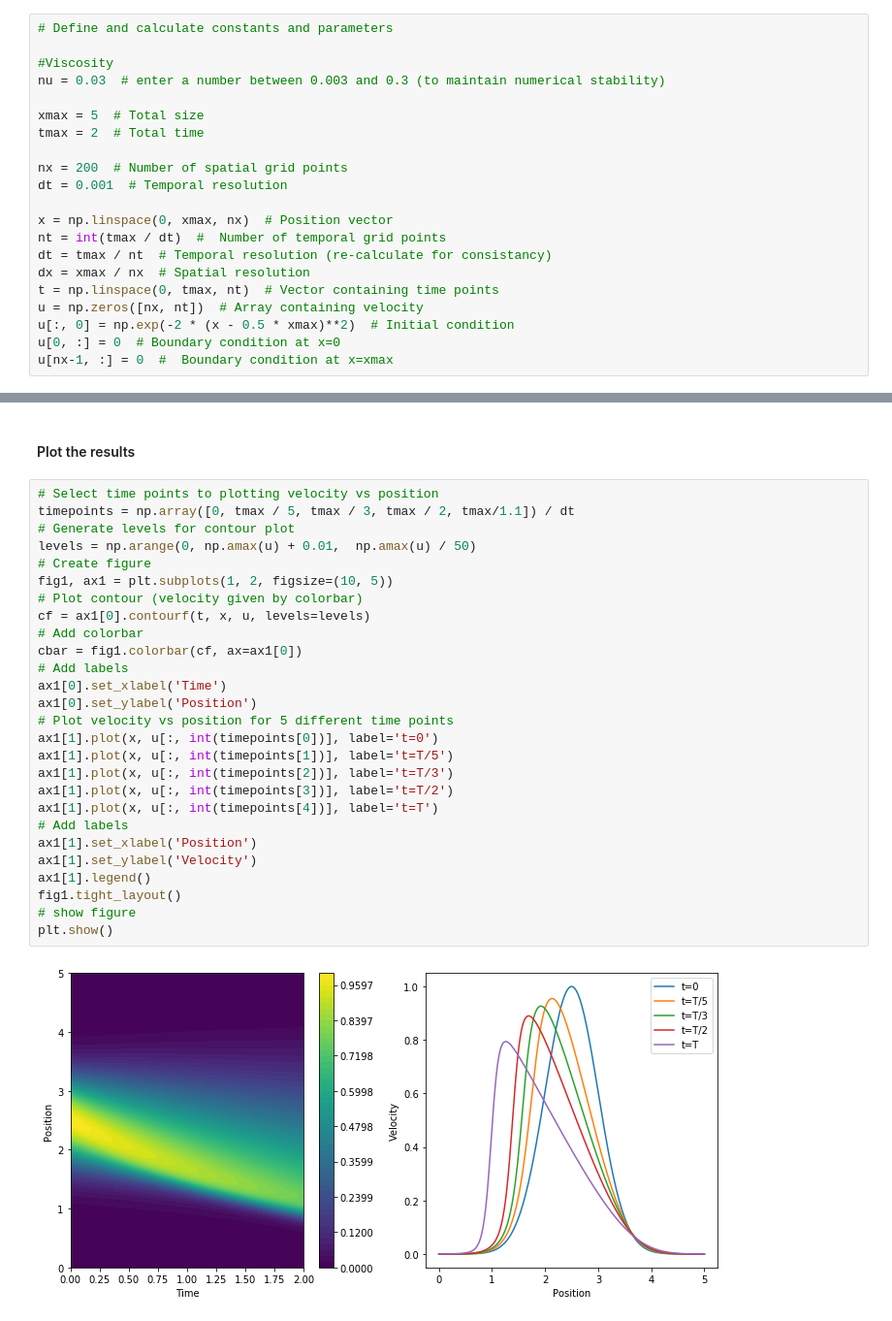
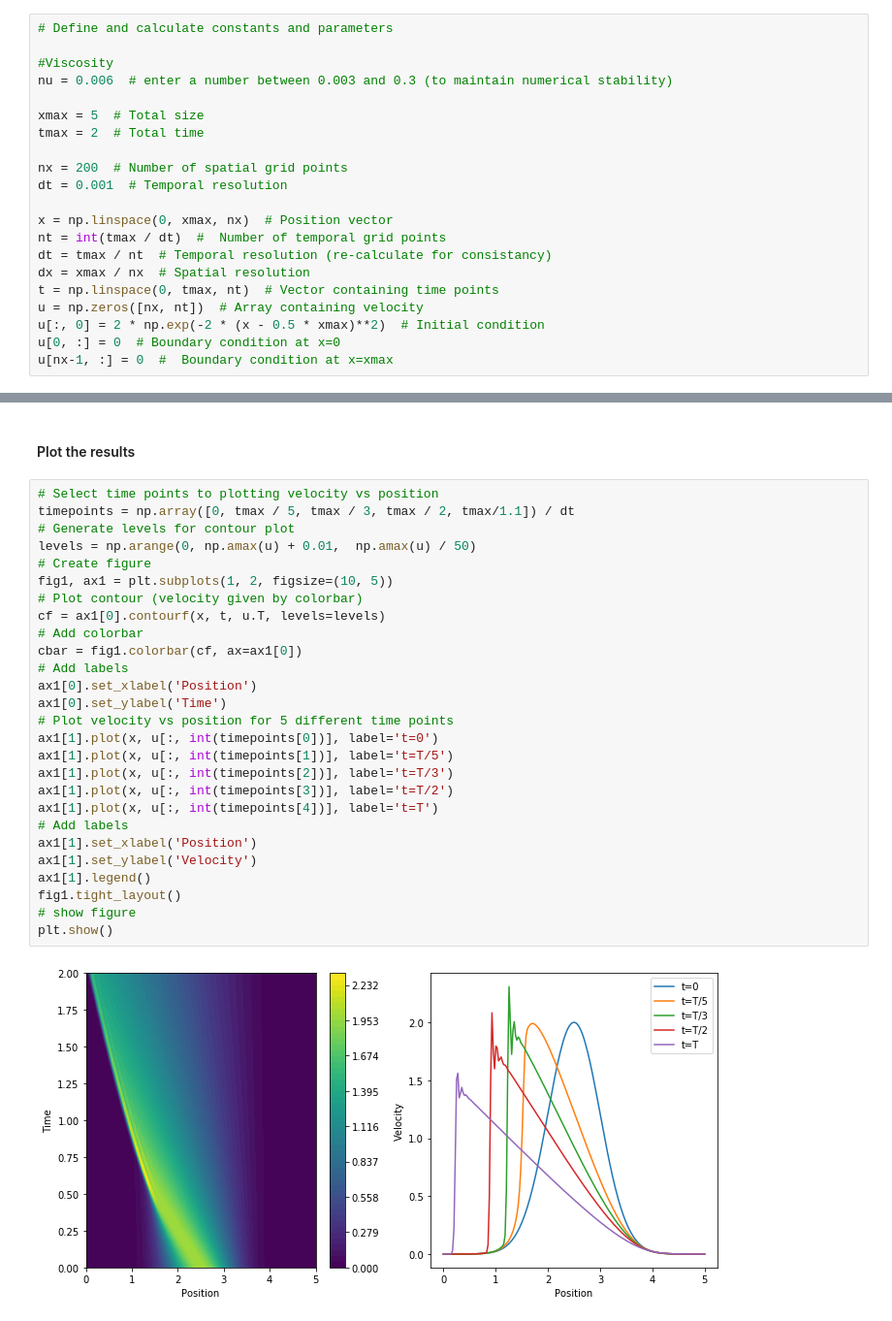
Before and after one commit to nishantsule/Burgers-Equation, a Jupyter notebook: BurgersEq_1D_viscid.ipynb, the cells around one changed output, grey strips where cells are left out. Shown: that part at 97% size. Drawn from its saved outputs; the diff is of its cells as text.

```diff
--- a/BurgersEq_1D_viscid.ipynb
+++ b/BurgersEq_1D_viscid.ipynb
@@ -7,7 +7,7 @@ import matplotlib.pyplot as plt
 # Define and calculate constants and parameters
 
 #Viscosity
-nu = 0.03  # enter a number between 0.003 and 0.3 (to maintain numerical stability)
+nu = 0.006  # enter a number between 0.003 and 0.3 (to maintain numerical stability)
 
 xmax = 5  # Total size
 tmax = 2  # Total time
@@ -21,7 +21,7 @@ dt = tmax / nt  # Temporal resolution (re-calculate for consistancy)
 dx = xmax / nx  # Spatial resolution
 t = np.linspace(0, tmax, nt)  # Vector containing time points
 u = np.zeros([nx, nt])  # Array containing velocity
-u[:, 0] = np.exp(-2 * (x - 0.5 * xmax)**2)  # Initial condition
+u[:, 0] = 2 * np.exp(-2 * (x - 0.5 * xmax)**2)  # Initial condition
 u[0, :] = 0  # Boundary condition at x=0
 u[nx-1, :] = 0  #  Boundary condition at x=xmax
 # %% [markdown]
@@ -37,29 +37,29 @@ for n in range(nt-1):
 # %%
 # Select time points to plotting velocity vs position
 timepoints = np.array([0, tmax / 5, tmax / 3, tmax / 2, tmax/1.1]) / dt
 # Generate levels for contour plot
 levels = np.arange(0, np.amax(u) + 0.01,  np.amax(u) / 50)
 # Create figure
 fig1, ax1 = plt.subplots(1, 2, figsize=(10, 5))
 # Plot contour (velocity given by colorbar)
-cf = ax1[0].contourf(t, x, u, levels=levels)
+cf = ax1[0].contourf(x, t, u.T, levels=levels)
 # Add colorbar
 cbar = fig1.colorbar(cf, ax=ax1[0])
 # Add labels
-ax1[0].set_xlabel('Time')
-ax1[0].set_ylabel('Position')
+ax1[0].set_xlabel('Position')
+ax1[0].set_ylabel('Time')
 # Plot velocity vs position for 5 different time points
 ax1[1].plot(x, u[:, int(timepoints[0])], label='t=0')
 ax1[1].plot(x, u[:, int(timepoints[1])], label='t=T/5')
 ax1[1].plot(x, u[:, int(timepoints[2])], label='t=T/3')
 ax1[1].plot(x, u[:, int(timepoints[3])], label='t=T/2')
 ax1[1].plot(x, u[:, int(timepoints[4])], label='t=T')
 # Add labels
 ax1[1].set_xlabel('Position')
 ax1[1].set_ylabel('Velocity')
 ax1[1].legend()
 fig1.tight_layout()
 # show figure
 plt.show()
 # %% [output]
-[figure, old version]
+[figure, new version]
```
